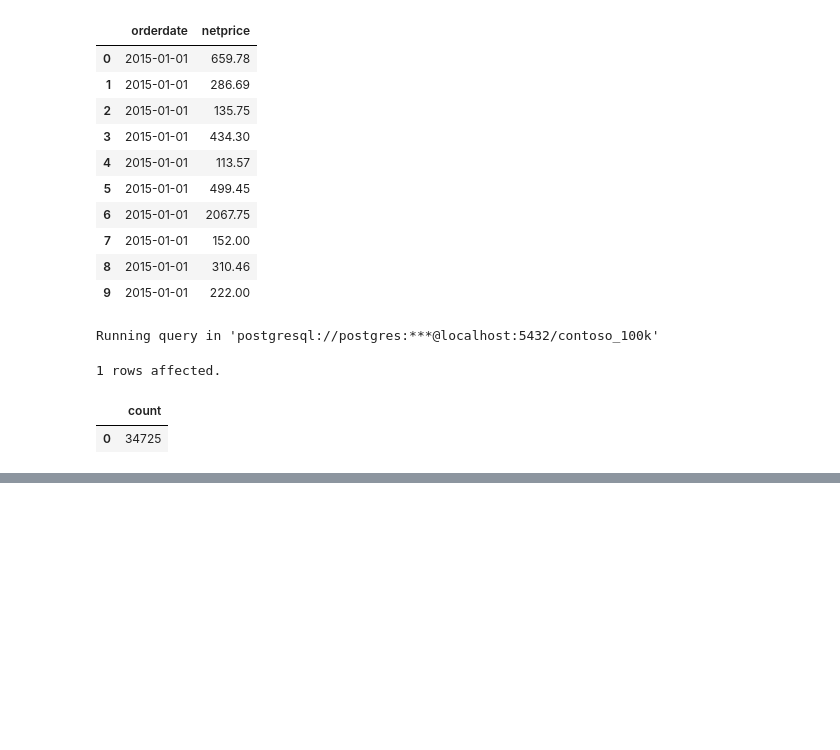
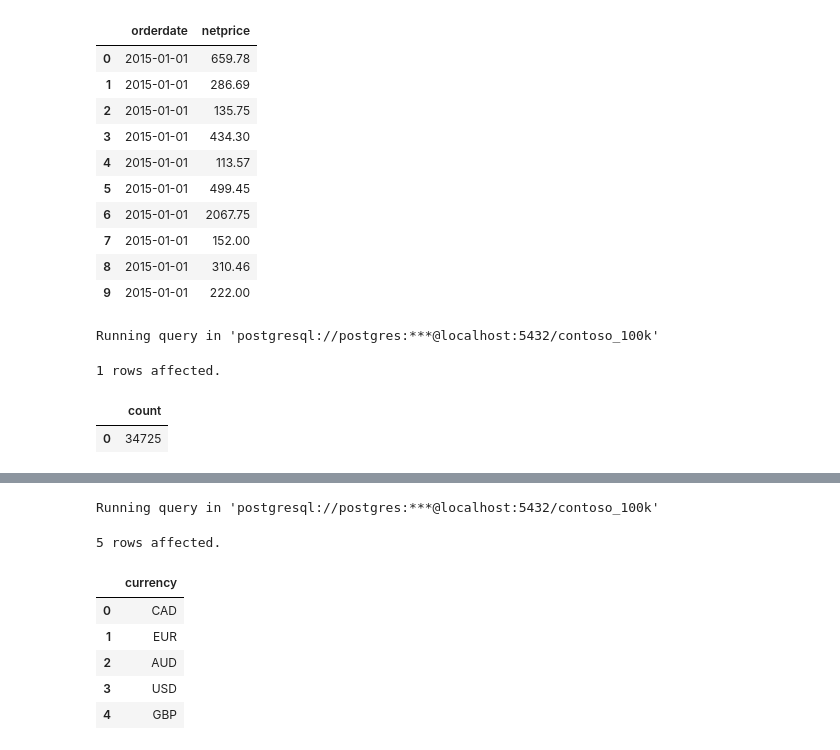
Before and after one commit to Bartek0829/SQL-learning, a Jupyter notebook: Resources/Blank_SQL_Notebook.ipynb, the cells around one changed output, grey strips where cells are left out. Drawn from its saved outputs; the diff is of its cells as text; code cells hidden in the pictures; blank space fills up the shorter version.

```diff
--- a/Resources/Blank_SQL_Notebook.ipynb
+++ b/Resources/Blank_SQL_Notebook.ipynb
@@ -87,0 +151,18 @@ Running query in 'postgresql://postgres:***@localhost:5432/contoso_100k'
+# %%
+%%sql
+SELECT
+  DISTINCT(fromcurrency) AS currency
+From currencyexchange
+UNION
+SELECT
+  DISTINCT(tocurrency)
+FROM currencyexchange
+# %% [output]
+Running query in 'postgresql://postgres:***@localhost:5432/contoso_100k'
+5 rows affected.
+|  | currency |
+| 0 | CAD |
+| 1 | EUR |
+| 2 | AUD |
+| 3 | USD |
+| 4 | GBP |
```
Also changed, not shown: parts of 3 cells of this notebook.
